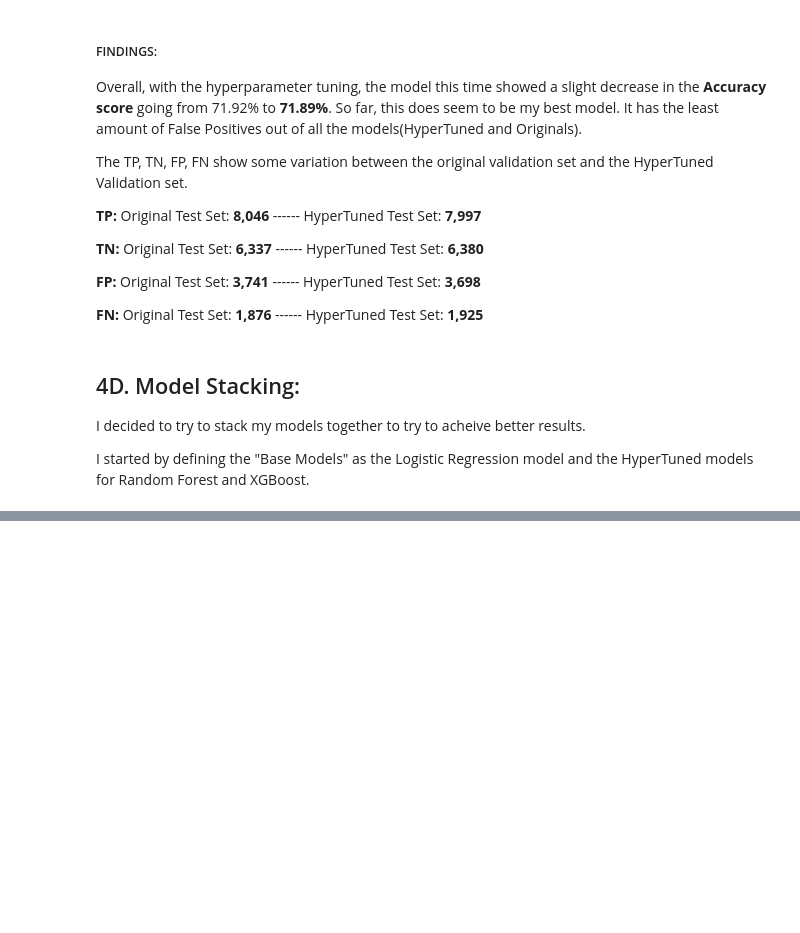
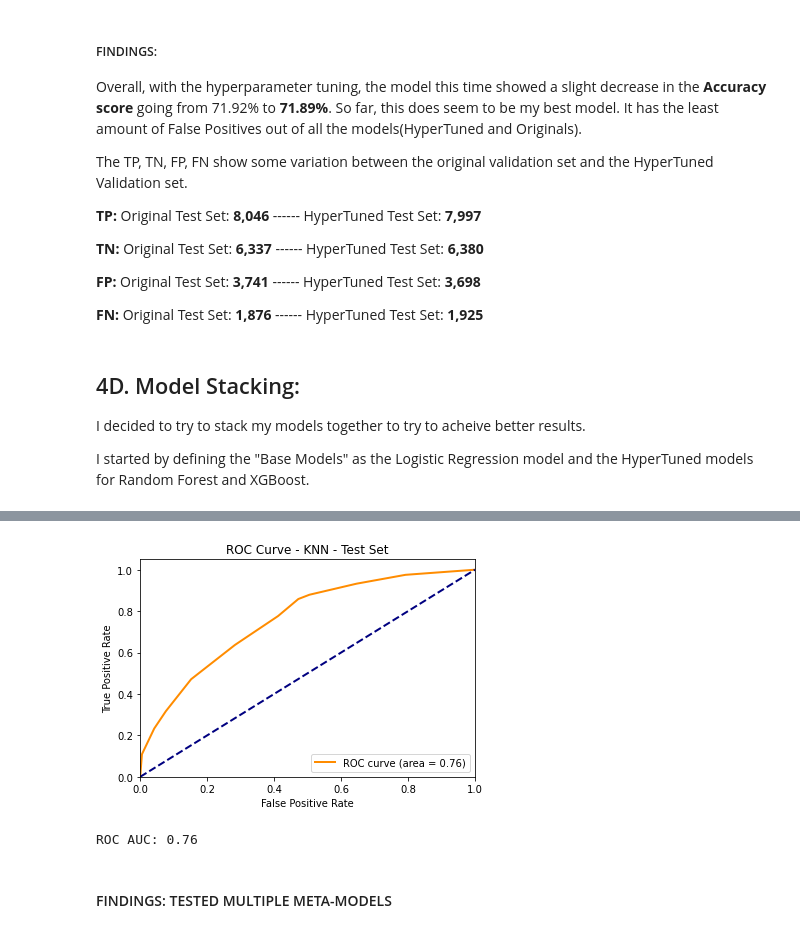
Before and after one commit to Lotus-baumgarner/Will-They-Seek-Treatment, a Jupyter notebook: Models-Conclusions.ipynb, the cells around one changed output, grey strips where cells are left out. Saved outputs shown, nothing was run; the diff lists cells and outputs as text; code cells hidden in the pictures; blank space fills up the shorter version.

```diff
--- a/Models-Conclusions.ipynb
+++ b/Models-Conclusions.ipynb
@@ -932,0 +937,28 @@ plt.show()
+# %%
+# Computed ROC curve and ROC area for each class
+fpr, tpr, _ = roc_curve(y_test, y_pred_proba)
+roc_auc = auc(fpr, tpr)
+
+# Plotted the ROC curve
+plt.figure()
+plt.plot(fpr, tpr, color='darkorange', lw=2, label='ROC curve (area = %0.2f)' % roc_auc)
+plt.plot([0, 1], [0, 1], color='navy', lw=2, linestyle='--')
+
+plt.xlim([0.0, 1.0])
+plt.ylim([0.0, 1.05])
+
+plt.xlabel('False Positive Rate')
+plt.ylabel('True Positive Rate')
+plt.title('ROC Curve - KNN - Test Set')
+plt.legend(loc="lower right")
+
+plt.savefig('ROC_KNN_stackTest.png', dpi=300, bbox_inches='tight')
+
+plt.show()
+
+print(f'ROC AUC: {roc_auc:.2f}')
+# %% [output]
+[figure, added]
+ROC AUC: 0.76
+# %% [markdown]
+#### FINDINGS: TESTED MULTIPLE META-MODELS
```
Also changed, not shown: parts of 4 cells of this notebook, 4 other files.
